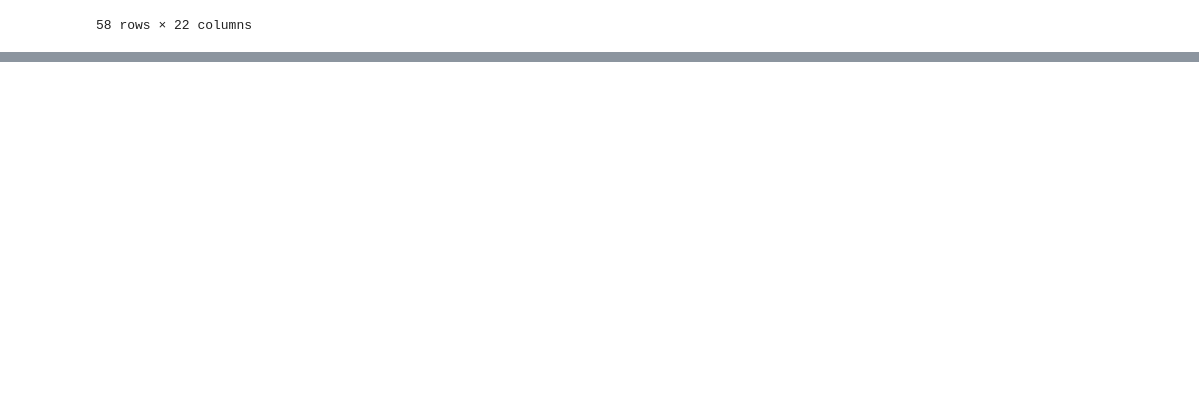
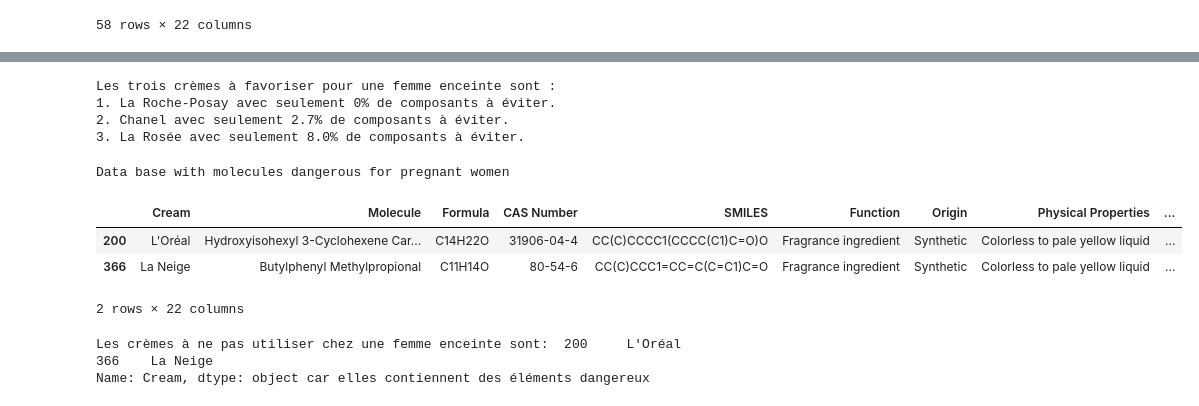
Before and after one commit to blanchebillarant/ppchem, a Jupyter notebook: project/code pregnancy test.ipynb, the cells around one changed output, grey strips where cells are left out. Saved outputs shown, nothing was run; the diff lists cells and outputs as text; code cells hidden in the pictures; blank space fills up the shorter version.

Commit message:
analyse pour les femmes enceintes

```diff
--- a/project/code pregnancy test.ipynb
+++ b/project/code pregnancy test.ipynb
@@ -72,0 +116,32 @@ Name: Molecule, dtype: int64
+# %%
+# Convertir les pourcentages en nombres et trier les crèmes
+cremes_triees = sorted(pourcentage_molecules_risquees.items(), key=lambda x: float(x[1].rstrip('%')))
+
+# Afficher les trois meilleures crèmes pour une femme enceinte
+print("Les trois crèmes à favoriser pour une femme enceinte sont :")
+for i, (creme, pourcentage) in enumerate(cremes_triees):
+    if i < 3:
+        print(f"{i + 1}. {creme} avec seulement {pourcentage} de composants à éviter.")
+# %% [output]
+Les trois crèmes à favoriser pour une femme enceinte sont :
+1. La Roche-Posay avec seulement 0% de composants à éviter.
+2. Chanel avec seulement 2.7% de composants à éviter.
+3. La Rosée avec seulement 8.0% de composants à éviter.
+# %%
+dataPRdanger = dataPR[dataPR["Pregnancy Risk"]=="Dangerous"]
+print("Data base with molecules dangerous for pregnant women")
+
+dataPRdanger
+# %% [output]
+Data base with molecules dangerous for pregnant women
+|  | Cream | Molecule | Formula | CAS Number | SMILES | Function | Origin | Physical Properties | ... |
+| 200 | L'Oréal | Hydroxyisohexyl 3-Cyclohexene Car... | C14H22O | 31906-04-4 | CC(C)CCCC1(CCCC(C1)C=O)O | Fragrance ingredient | Synthetic | Colorless to pale yellow liquid | ... |
+| 366 | La Neige | Butylphenyl Methylpropional | C11H14O | 80-54-6 | CC(C)CCC1=CC=C(C=C1)C=O | Fragrance ingredient | Synthetic | Colorless to pale yellow liquid | ... |
+2 rows × 22 columns
+# %%
+composant_dangereux = dataPRdanger["Cream"]
+print ("Les crèmes à ne pas utiliser chez une femme enceinte sont: ", composant_dangereux, "car elles contiennent des éléments dangereux")
+# %% [output]
+Les crèmes à ne pas utiliser chez une femme enceinte sont:  200     L'Oréal
+366    La Neige
+Name: Cream, dtype: object car elles contiennent des éléments dangereux
```
Also changed, not shown: parts of 4 cells of this notebook.
